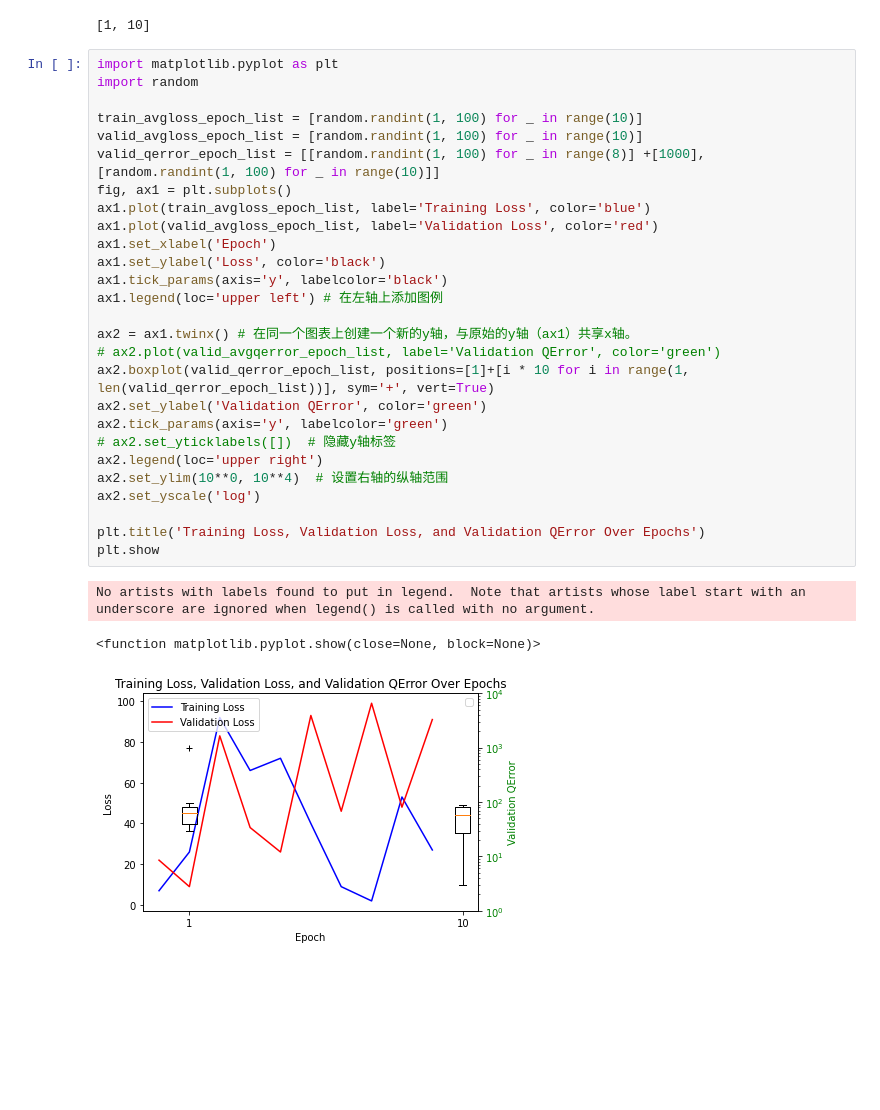
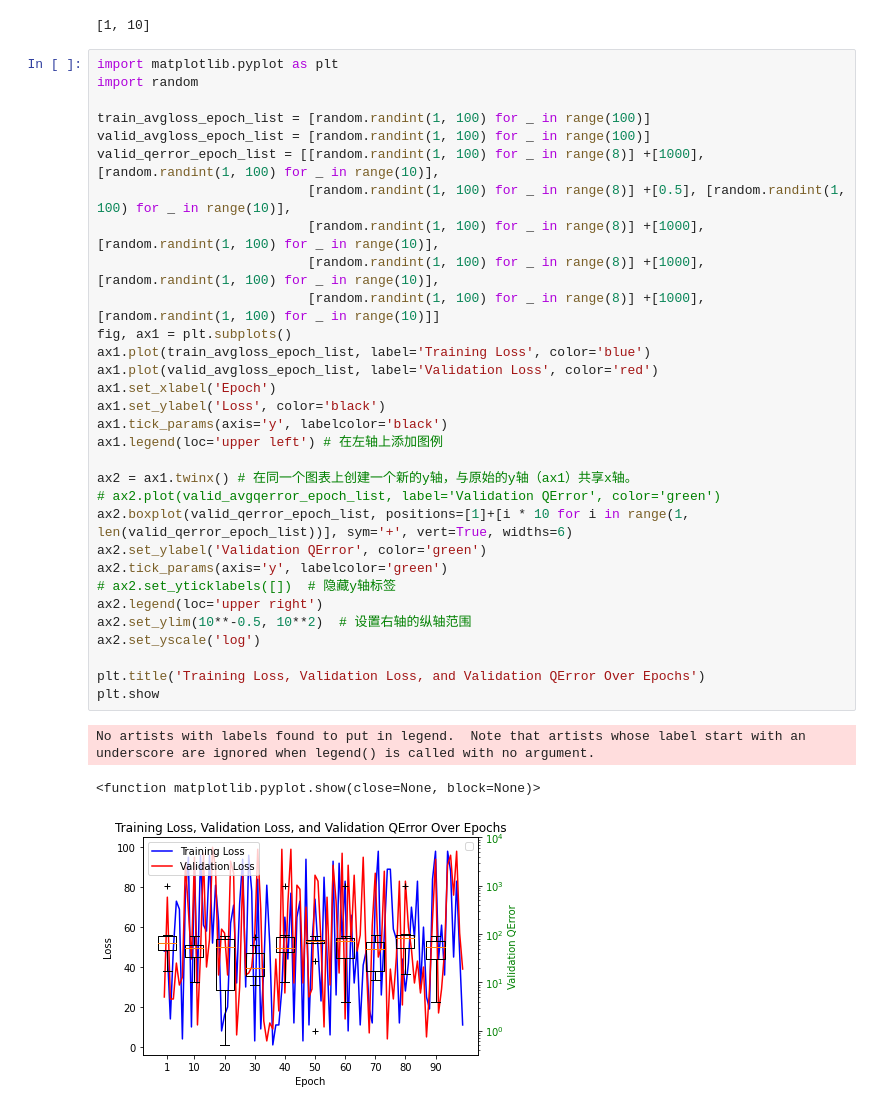
Before and after one commit to xuhuahuang813/AreCELearnedYet, a Jupyter notebook: hxh_7_concurrent.ipynb, the cells around one changed output. Cells and saved outputs as stored; diff of their text form; blank space fills up the shorter version.

```diff
--- a/hxh_7_concurrent.ipynb
+++ b/hxh_7_concurrent.ipynb
@@ -128,31 +128,35 @@ lis
 # %%
 import matplotlib.pyplot as plt
 import random
 
-train_avgloss_epoch_list = [random.randint(1, 100) for _ in range(10)]
-valid_avgloss_epoch_list = [random.randint(1, 100) for _ in range(10)]
-valid_qerror_epoch_list = [[random.randint(1, 100) for _ in range(8)] +[1000], [random.randint(1, 100) for _ in range(10)]]
+train_avgloss_epoch_list = [random.randint(1, 100) for _ in range(100)]
+valid_avgloss_epoch_list = [random.randint(1, 100) for _ in range(100)]
+valid_qerror_epoch_list = [[random.randint(1, 100) for _ in range(8)] +[1000], [random.randint(1, 100) for _ in range(10)],
+                           [random.randint(1, 100) for _ in range(8)] +[0.5], [random.randint(1, 100) for _ in range(10)],
+                           [random.randint(1, 100) for _ in range(8)] +[1000], [random.randint(1, 100) for _ in range(10)],
+                           [random.randint(1, 100) for _ in range(8)] +[1000], [random.randint(1, 100) for _ in range(10)],
+                           [random.randint(1, 100) for _ in range(8)] +[1000], [random.randint(1, 100) for _ in range(10)]]
 fig, ax1 = plt.subplots()
 ax1.plot(train_avgloss_epoch_list, label='Training Loss', color='blue')
 ax1.plot(valid_avgloss_epoch_list, label='Validation Loss', color='red')
 ax1.set_xlabel('Epoch')
 ax1.set_ylabel('Loss', color='black')
 ax1.tick_params(axis='y', labelcolor='black')
 ax1.legend(loc='upper left') # 在左轴上添加图例
 
 ax2 = ax1.twinx() # 在同一个图表上创建一个新的y轴，与原始的y轴（ax1）共享x轴。
 # ax2.plot(valid_avgqerror_epoch_list, label='Validation QError', color='green')
-ax2.boxplot(valid_qerror_epoch_list, positions=[1]+[i * 10 for i in range(1, len(valid_qerror_epoch_list))], sym='+', vert=True)
+ax2.boxplot(valid_qerror_epoch_list, positions=[1]+[i * 10 for i in range(1, len(valid_qerror_epoch_list))], sym='+', vert=True, widths=6)
 ax2.set_ylabel('Validation QError', color='green')
 ax2.tick_params(axis='y', labelcolor='green')
 # ax2.set_yticklabels([])  # 隐藏y轴标签
 ax2.legend(loc='upper right')
-ax2.set_ylim(10**0, 10**4)  # 设置右轴的纵轴范围
+ax2.set_ylim(10**-0.5, 10**2)  # 设置右轴的纵轴范围
 ax2.set_yscale('log')
 
 plt.title('Training Loss, Validation Loss, and Validation QError Over Epochs')
 plt.show
 # %% [output]
 No artists with labels found to put in legend.  Note that artists whose label start with an underscore are ignored when legend() is called with no argument.
 <function matplotlib.pyplot.show(close=None, block=None)>
-[figure, old version]
+[figure, new version]
```
Also changed, not shown: 5 other files.
